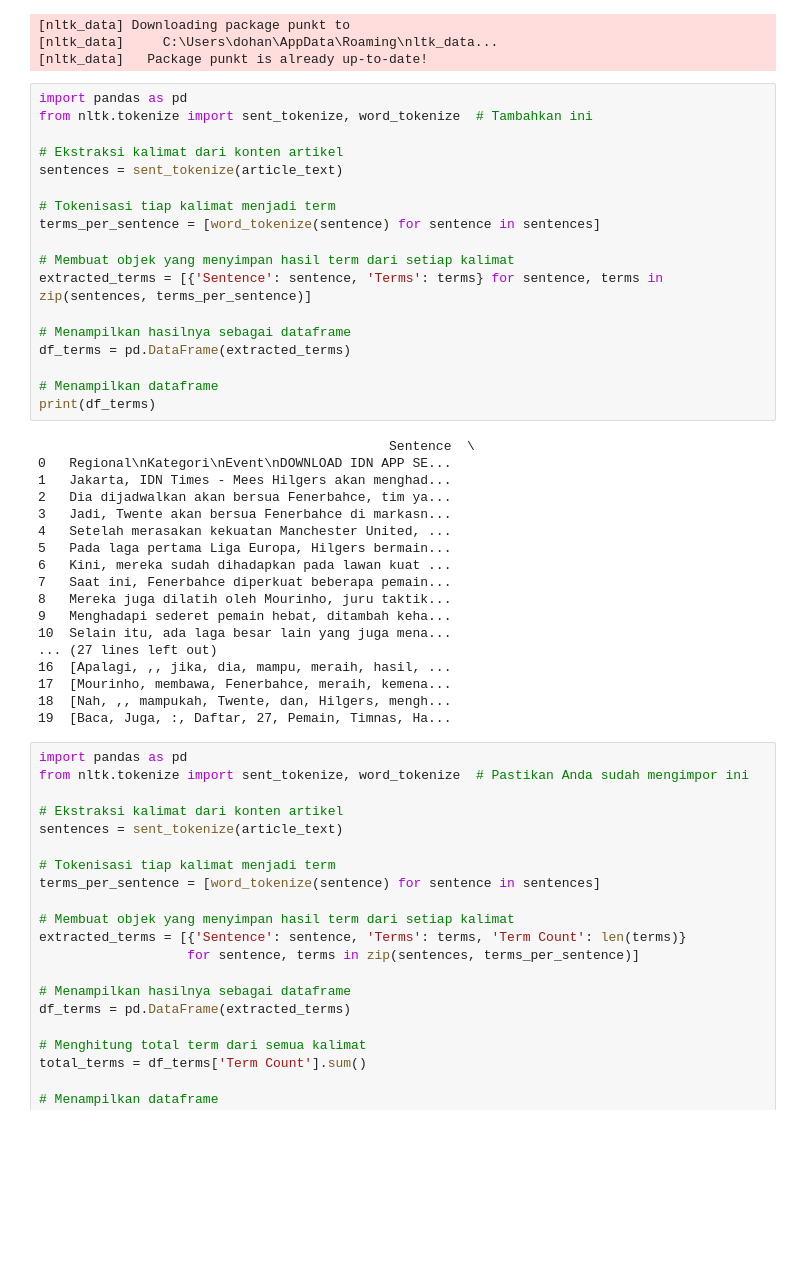
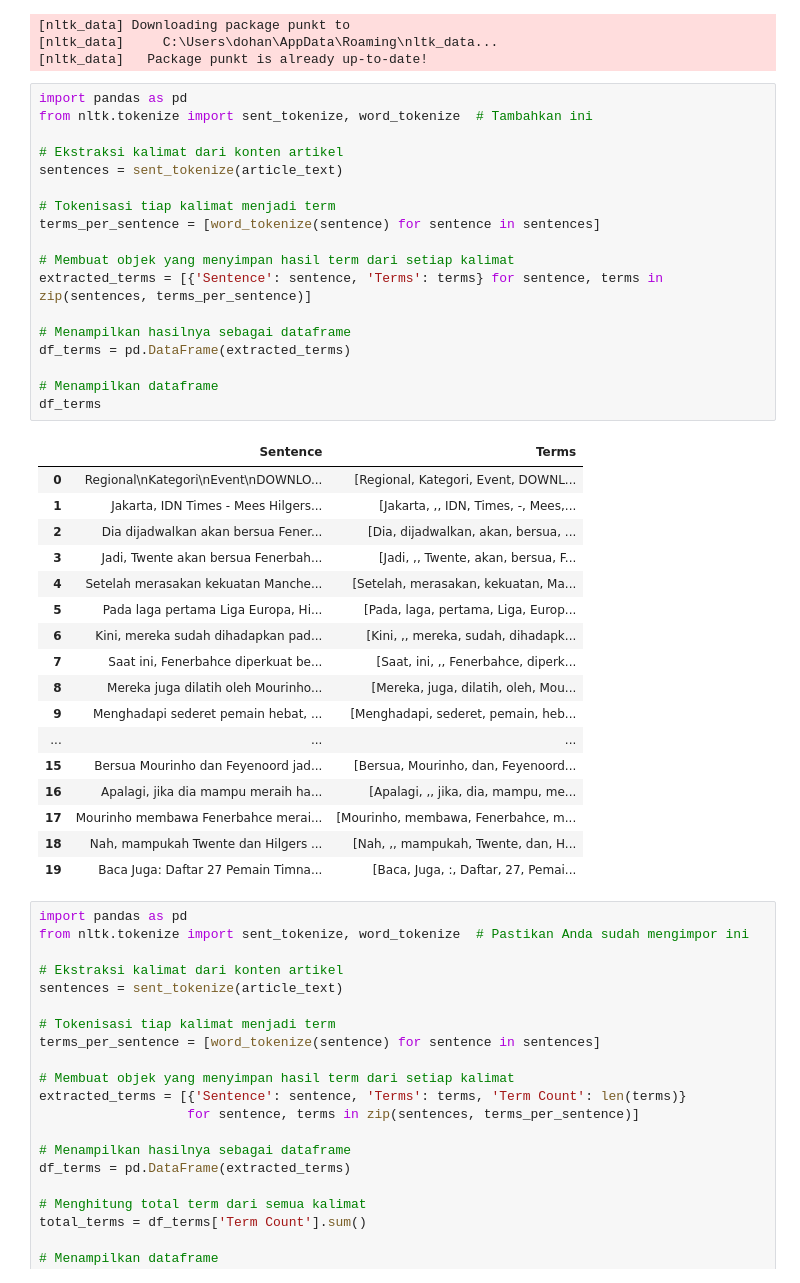
Before and after one commit to drhadityo/ppw, a Jupyter notebook: _sources/Tugas Crawling Artikel.ipynb, the cells around one changed output. Drawn from its saved outputs; the diff is of its cells as text; blank space fills up the shorter version.

```diff
--- a/_sources/Tugas Crawling Artikel.ipynb
+++ b/_sources/Tugas Crawling Artikel.ipynb
@@ -128,39 +128,39 @@ from nltk.tokenize import sent_tokenize, word_tokenize
 # %%
 import pandas as pd
 from nltk.tokenize import sent_tokenize, word_tokenize  # Tambahkan ini
 
 # Ekstraksi kalimat dari konten artikel
 sentences = sent_tokenize(article_text)
 
 # Tokenisasi tiap kalimat menjadi term
 terms_per_sentence = [word_tokenize(sentence) for sentence in sentences]
 
 # Membuat objek yang menyimpan hasil term dari setiap kalimat
 extracted_terms = [{'Sentence': sentence, 'Terms': terms} for sentence, terms in zip(sentences, terms_per_sentence)]
 
 # Menampilkan hasilnya sebagai dataframe
 df_terms = pd.DataFrame(extracted_terms)
 
 # Menampilkan dataframe
-print(df_terms)
+df_terms
 # %% [output]
-                                             Sentence  \
-0   Regional\nKategori\nEvent\nDOWNLOAD IDN APP SE...
-1   Jakarta, IDN Times - Mees Hilgers akan menghad...
-2   Dia dijadwalkan akan bersua Fenerbahce, tim ya...
-3   Jadi, Twente akan bersua Fenerbahce di markasn...
-4   Setelah merasakan kekuatan Manchester United, ...
-5   Pada laga pertama Liga Europa, Hilgers bermain...
-6   Kini, mereka sudah dihadapkan pada lawan kuat ...
-7   Saat ini, Fenerbahce diperkuat beberapa pemain...
-8   Mereka juga dilatih oleh Mourinho, juru taktik...
-9   Menghadapi sederet pemain hebat, ditambah keha...
-10  Selain itu, ada laga besar lain yang juga mena...
-... (27 lines left out)
-16  [Apalagi, ,, jika, dia, mampu, meraih, hasil, ...
-17  [Mourinho, membawa, Fenerbahce, meraih, kemena...
-18  [Nah, ,, mampukah, Twente, dan, Hilgers, mengh...
-19  [Baca, Juga, :, Daftar, 27, Pemain, Timnas, Ha...
+|  | Sentence | Terms |
+| 0 | Regional\nKategori\nEvent\nDOWNLO... | [Regional, Kategori, Event, DOWNL... |
+| 1 | Jakarta, IDN Times - Mees Hilgers... | [Jakarta, ,, IDN, Times, -, Mees,... |
+| 2 | Dia dijadwalkan akan bersua Fener... | [Dia, dijadwalkan, akan, bersua, ... |
+| 3 | Jadi, Twente akan bersua Fenerbah... | [Jadi, ,, Twente, akan, bersua, F... |
+| 4 | Setelah merasakan kekuatan Manche... | [Setelah, merasakan, kekuatan, Ma... |
+| 5 | Pada laga pertama Liga Europa, Hi... | [Pada, laga, pertama, Liga, Europ... |
+| 6 | Kini, mereka sudah dihadapkan pad... | [Kini, ,, mereka, sudah, dihadapk... |
+| 7 | Saat ini, Fenerbahce diperkuat be... | [Saat, ini, ,, Fenerbahce, diperk... |
+| 8 | Mereka juga dilatih oleh Mourinho... | [Mereka, juga, dilatih, oleh, Mou... |
+| 9 | Menghadapi sederet pemain hebat, ... | [Menghadapi, sederet, pemain, heb... |
+| ... | ... | ... |
+| 15 | Bersua Mourinho dan Feyenoord jad... | [Bersua, Mourinho, dan, Feyenoord... |
+| 16 | Apalagi, jika dia mampu meraih ha... | [Apalagi, ,, jika, dia, mampu, me... |
+| 17 | Mourinho membawa Fenerbahce merai... | [Mourinho, membawa, Fenerbahce, m... |
+| 18 | Nah, mampukah Twente dan Hilgers ... | [Nah, ,, mampukah, Twente, dan, H... |
+| 19 | Baca Juga: Daftar 27 Pemain Timna... | [Baca, Juga, :, Daftar, 27, Pemai... |
 # %%
 import pandas as pd
 from nltk.tokenize import sent_tokenize, word_tokenize  # Pastikan Anda sudah mengimpor ini
```
Also changed, not shown: parts of 3 cells of this notebook, 11 other files.
